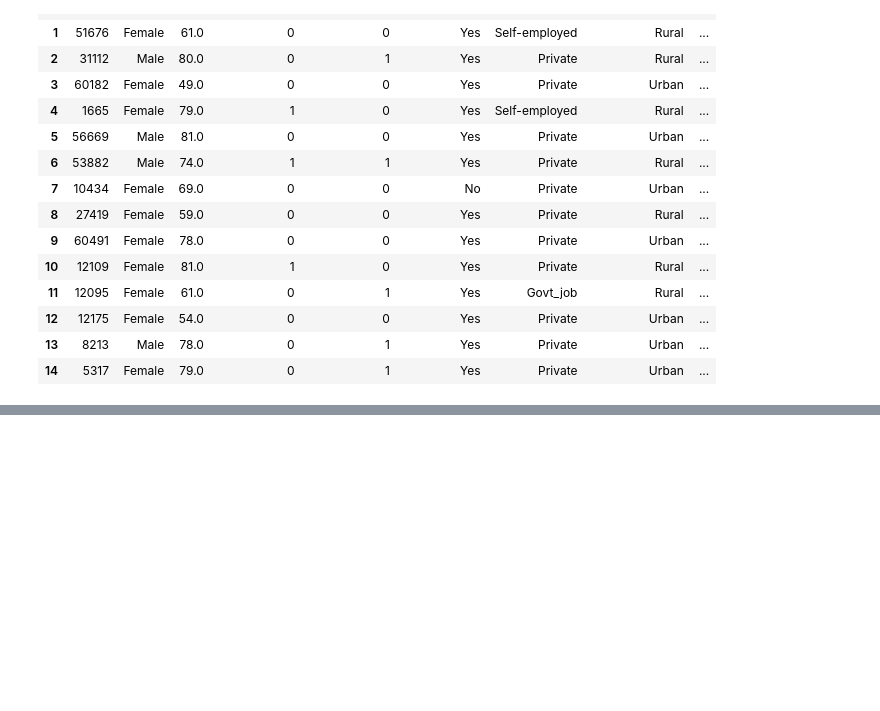
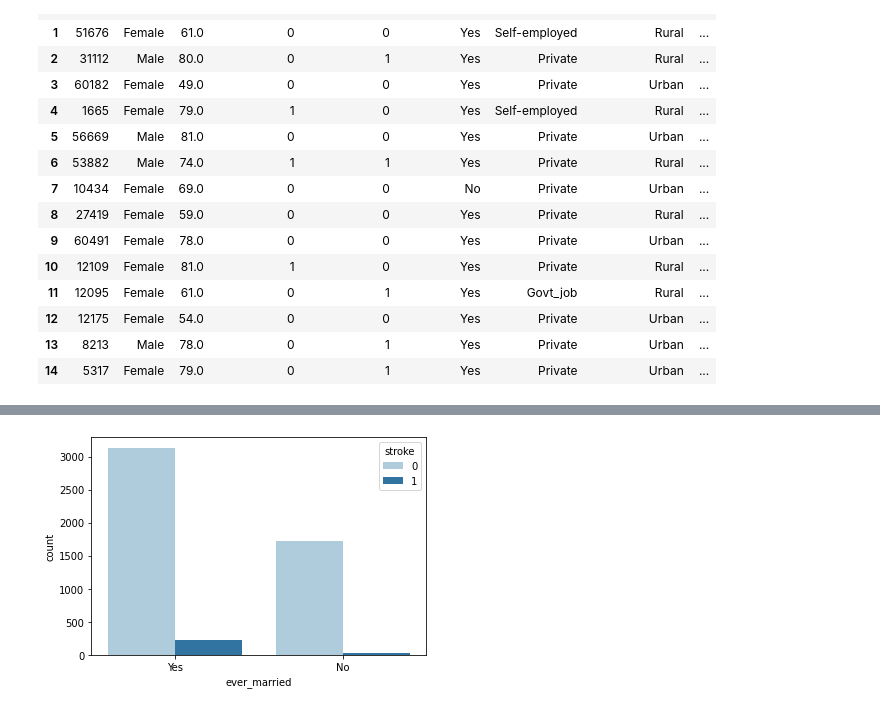
Before and after one commit to kavyachigurupati/StrokePrediction, a Jupyter notebook: Dataset_Visualization.ipynb, the cells around one changed output, grey strips where cells are left out. Drawn from its saved outputs; the diff is of its cells as text; code cells hidden in the pictures; blank space fills up the shorter version.

```diff
--- a/Dataset_Visualization.ipynb
+++ b/Dataset_Visualization.ipynb
@@ -58,0 +81,4 @@ stroke_pf.head(15)
+# %%
+sns.countplot(x=stroke_pf['ever_married'], palette="Paired", hue=stroke_pf['stroke']);
+# %% [output]
+[figure, added]
```
Also changed, not shown: parts of 21 cells of this notebook.
